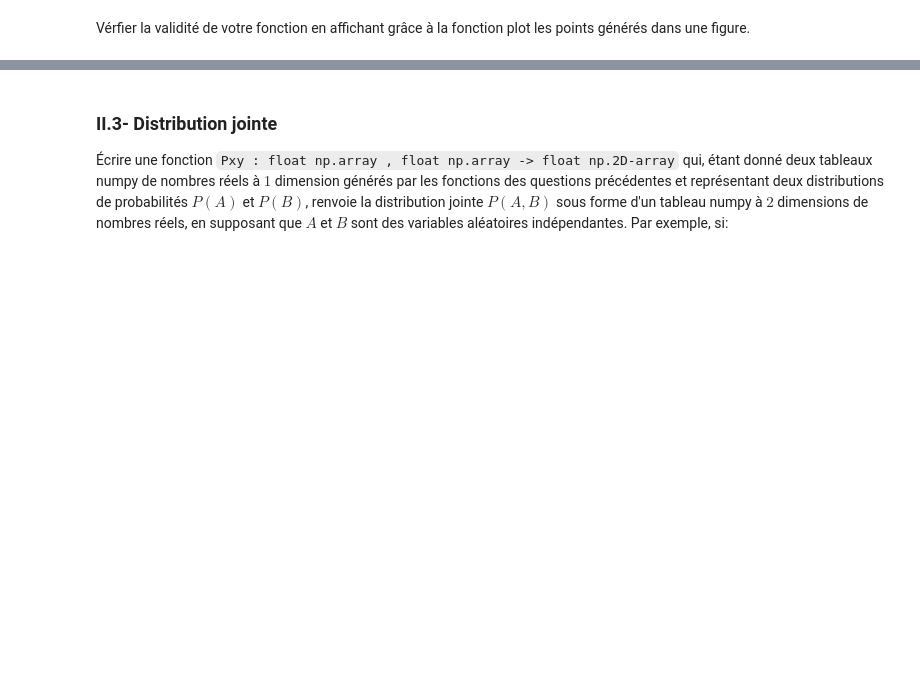
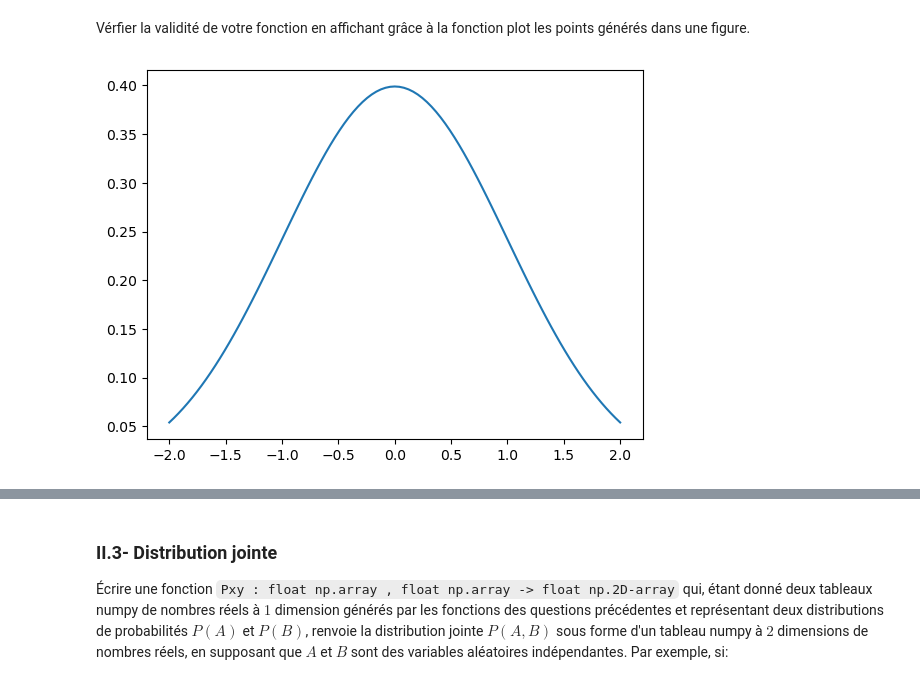
Before and after one commit to zhenyuefu/MAPSI, a Jupyter notebook: tme2/tme2.ipynb, the cells around one changed output, grey strips where cells are left out. Saved outputs shown, nothing was run; the diff lists cells and outputs as text; code cells hidden in the pictures; blank space fills up the shorter version.

```diff
--- a/tme2/tme2.ipynb
+++ b/tme2/tme2.ipynb
@@ -67,2 +84,9 @@ def normale ( k, sigma ):
+# %%
+import math
+
+
+def normale ( k, sigma ):
+    a = np.linspace(-2*sigma, 2*sigma, k)
+    return [np.exp(-((x)**2)/(2*sigma**2))/(sigma*math.sqrt(2*math.pi)) for x in a]
 # %% [markdown]
 Vérfier la validité de votre fonction en affichant grâce à la fonction plot les points générés dans une figure.
@@ -71,3 +93,15 @@ Vérfier la validité de votre fonction en affichant grâce à la fonction plot
+# %%
+# Vérfier la validité de votre fonction en affichant grâce à la fonction plot les points générés dans une figure.
+from math import sqrt
+
+sigma = sqrt(1)
+k=99
+x = np.linspace(-2*sigma,2*sigma,k)
+y = normale(k, sigma)
+plt.plot(x,y)
+plt.show()
+# %% [output]
+[figure, added]
 # %% [markdown]
 ### II.2- Distribution de probabilité affine
 <img src="tme2_lineaire.jpg" title="Distribution affine" style="float: right;">
```
Also changed, not shown: parts of 27 cells of this notebook, 1 other file.
